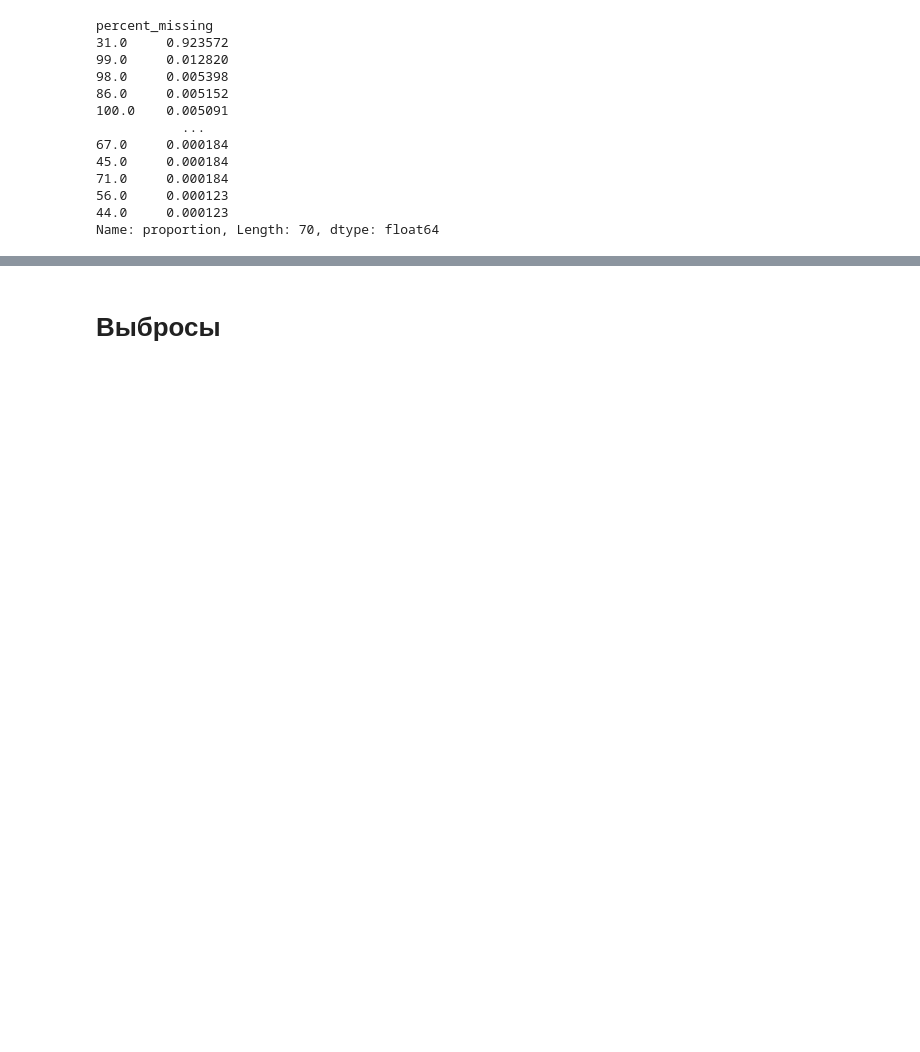
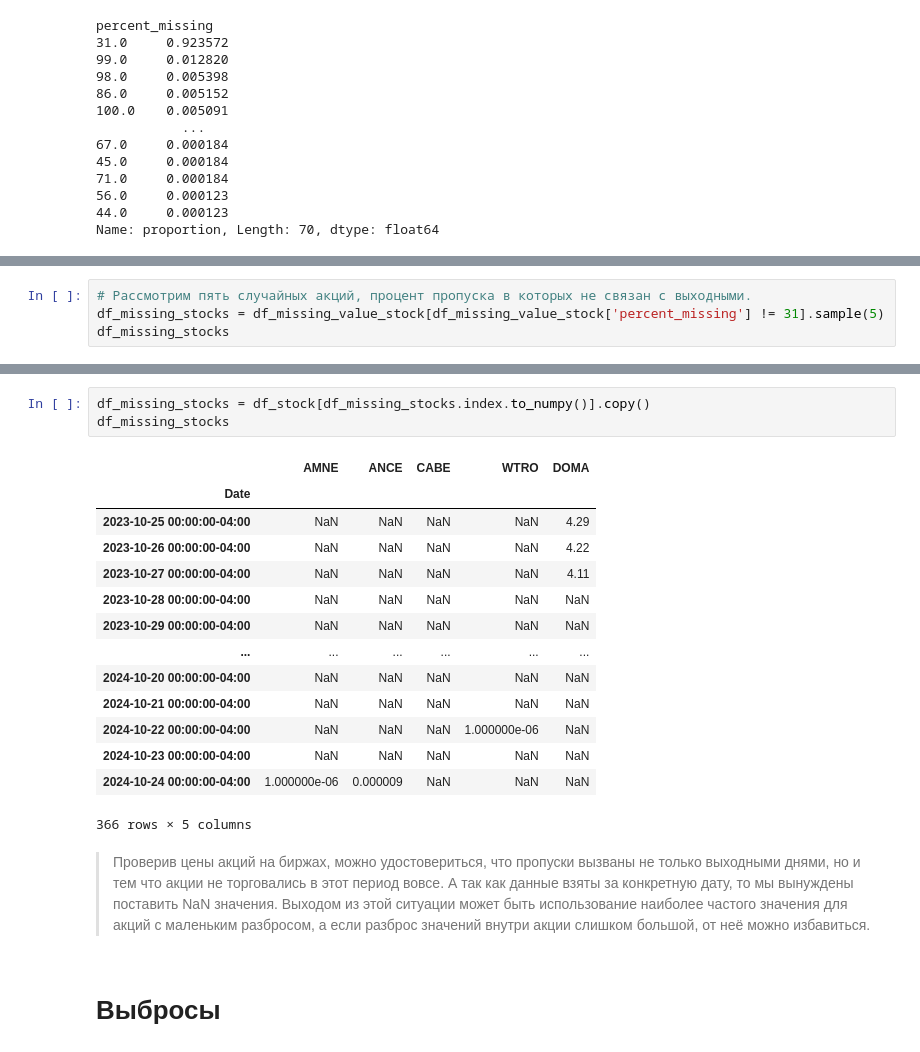
Before and after one commit to 113578/apsm, a Jupyter notebook: notebooks/EDA.ipynb, the cells around one changed output, grey strips where cells are left out. Drawn from its saved outputs; the diff is of its cells as text; blank space fills up the shorter version.

```diff
--- a/notebooks/EDA.ipynb
+++ b/notebooks/EDA.ipynb
@@ -152,0 +174,4 @@ Name: proportion, Length: 70, dtype: float64
+# %%
+# Рассмотрим пять случайных акций, процент пропуска в которых не связан с выходными.
+df_missing_stocks = df_missing_value_stock[df_missing_value_stock['percent_missing'] != 31].sample(5)
+df_missing_stocks
@@ -153,3 +185,23 @@ Name: proportion, Length: 70, dtype: float64
+# %%
+df_missing_stocks = df_stock[df_missing_stocks.index.to_numpy()].copy()
+df_missing_stocks
+# %% [output]
+|  | AMNE | ANCE | CABE | WTRO | DOMA |
+| Date |  |  |  |  |  |
+| 2023-10-25 00:00:00-04:00 | NaN | NaN | NaN | NaN | 4.29 |
+| 2023-10-26 00:00:00-04:00 | NaN | NaN | NaN | NaN | 4.22 |
+| 2023-10-27 00:00:00-04:00 | NaN | NaN | NaN | NaN | 4.11 |
+| 2023-10-28 00:00:00-04:00 | NaN | NaN | NaN | NaN | NaN |
+| 2023-10-29 00:00:00-04:00 | NaN | NaN | NaN | NaN | NaN |
+| ... | ... | ... | ... | ... | ... |
+| 2024-10-20 00:00:00-04:00 | NaN | NaN | NaN | NaN | NaN |
+| 2024-10-21 00:00:00-04:00 | NaN | NaN | NaN | NaN | NaN |
+| 2024-10-22 00:00:00-04:00 | NaN | NaN | NaN | 1.000000e-06 | NaN |
+| 2024-10-23 00:00:00-04:00 | NaN | NaN | NaN | NaN | NaN |
+| 2024-10-24 00:00:00-04:00 | 1.000000e-06 | 0.000009 | NaN | NaN | NaN |
+366 rows × 5 columns
+# %% [markdown]
+> Проверив цены акций на биржах, можно удостовериться, что пропуски вызваны не только выходными днями, но и тем что акции не торговались в этот период вовсе. А так как данные взяты за конкретную дату, то мы вынуждены поставить NaN значения. Выходом из этой ситуации может быть использование наиболее частого значения для акций с маленьким разбросом, а если разброс значений внутри акции слишком большой, от неё можно избавиться.
 # %% [markdown]
 # Выбросы
 # %%
```
Also changed, not shown: parts of 21 cells of this notebook.
